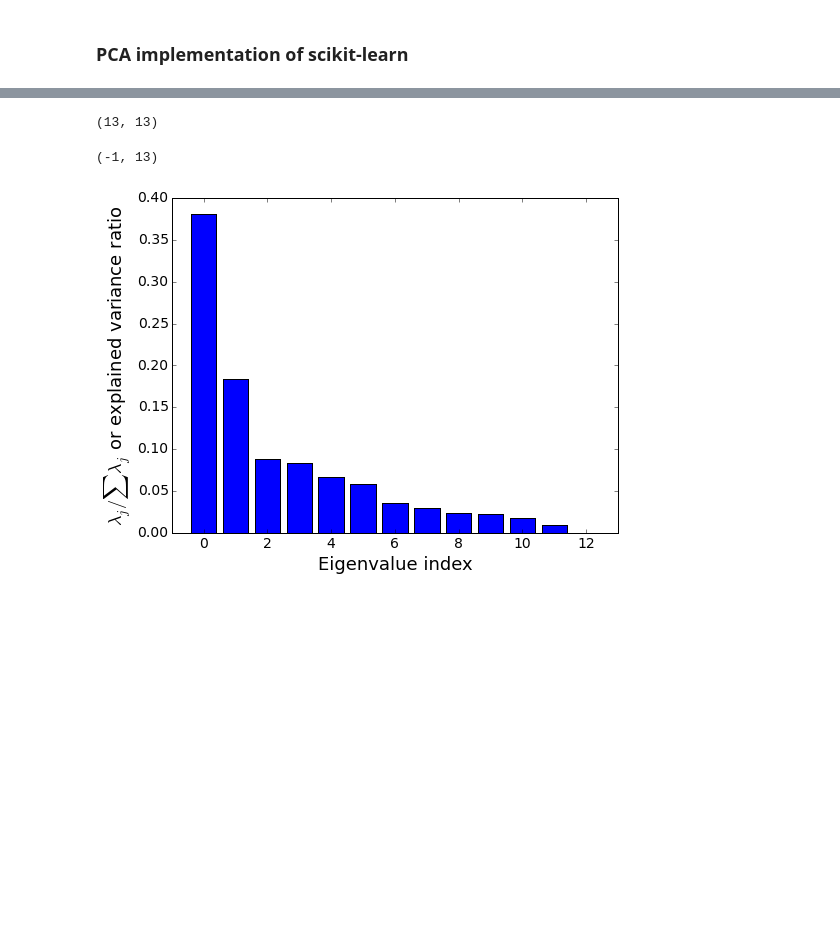
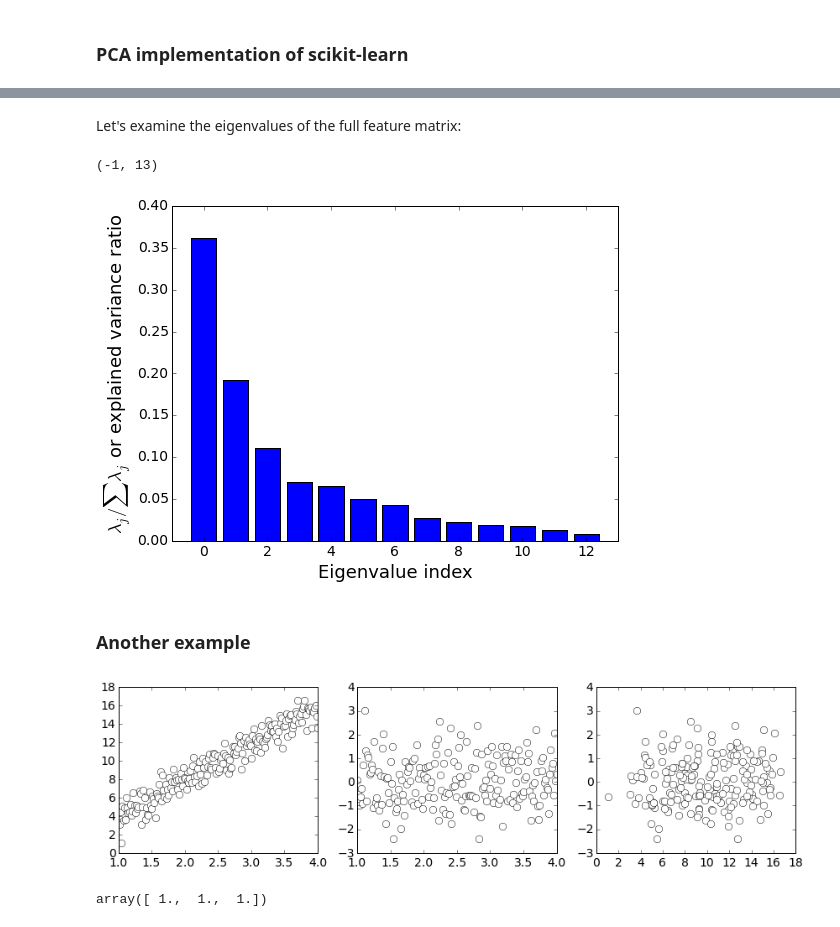
Before and after one commit to jhalverson/data_science, a Jupyter notebook: machine_learning/pca_manual_scikit_learn_wine.ipynb, the cells around one changed output, grey strips where cells are left out. Drawn from its saved outputs; the diff is of its cells as text; code cells hidden in the pictures; blank space fills up the shorter version.

```diff
--- a/machine_learning/pca_manual_scikit_learn_wine.ipynb
+++ b/machine_learning/pca_manual_scikit_learn_wine.ipynb
@@ -151,14 +126,35 @@ plt.ylabel('Feature 2')
-# %%
-pca = PCA(n_components=None)
-W_scikit = pca.fit_transform(X_std.T)
-print W_scikit.shape
-# %% [output]
-(13, 13)
+# %% [markdown]
+Let's examine the eigenvalues of the full feature matrix:
 # %%
+pca = PCA(n_components=None)
+pca.fit_transform(X_std)
 plt.bar(range(X_std.shape[1]), pca.explained_variance_ratio_, align='center')
 plt.xlabel('Eigenvalue index')
 plt.ylabel('$\lambda_j / \sum \lambda_j$ or explained variance ratio')
 plt.xlim(-1, 13)
 # %% [output]
 (-1, 13)
-[figure, old version]
+[figure, new version]
+# %% [markdown]
+### Another example
+# %%
+m = 4
+b = 1.0
+points = 200
+x1 = np.linspace(1, 4, num=points)
+x2 = m * x1 + np.random.randn(points)
+x3 = np.random.randn(points)
+# %%
+fig, (ax0, ax1, ax2) = plt.subplots(nrows=1, ncols=3, figsize=(12, 3.5))
+ax0.plot(x1, x2, 'wo')
+ax1.plot(x1, x3, 'wo')
+ax2.plot(x2, x3, 'wo')
+plt.tight_layout()
+# %% [output]
+[figure, added]
+# %%
+X = np.column_stack((x1, x2, x3))
+X_std = stdsc.fit_transform(X)
+X_std.var(axis=0)
+# %% [output]
+array([ 1.,  1.,  1.])
```
Also changed, not shown: parts of 11 cells of this notebook, 1 other file.
